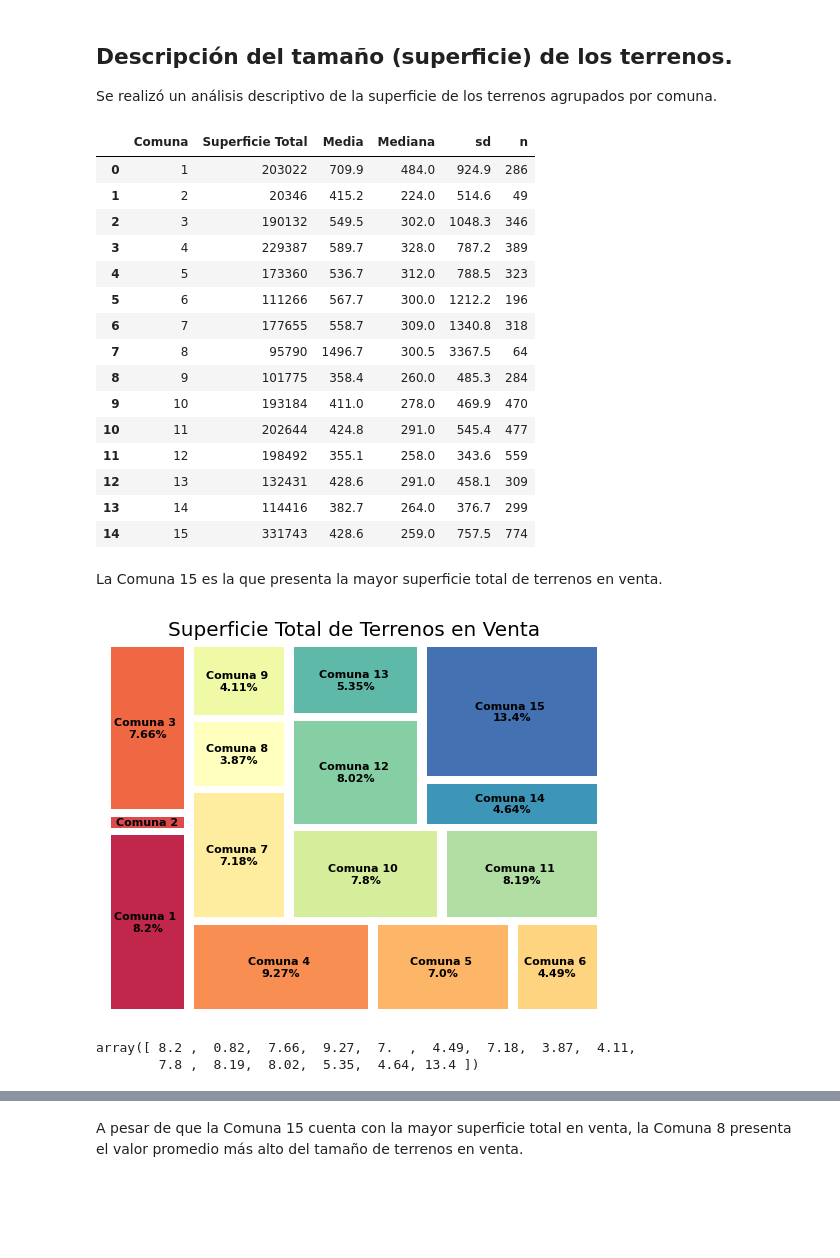
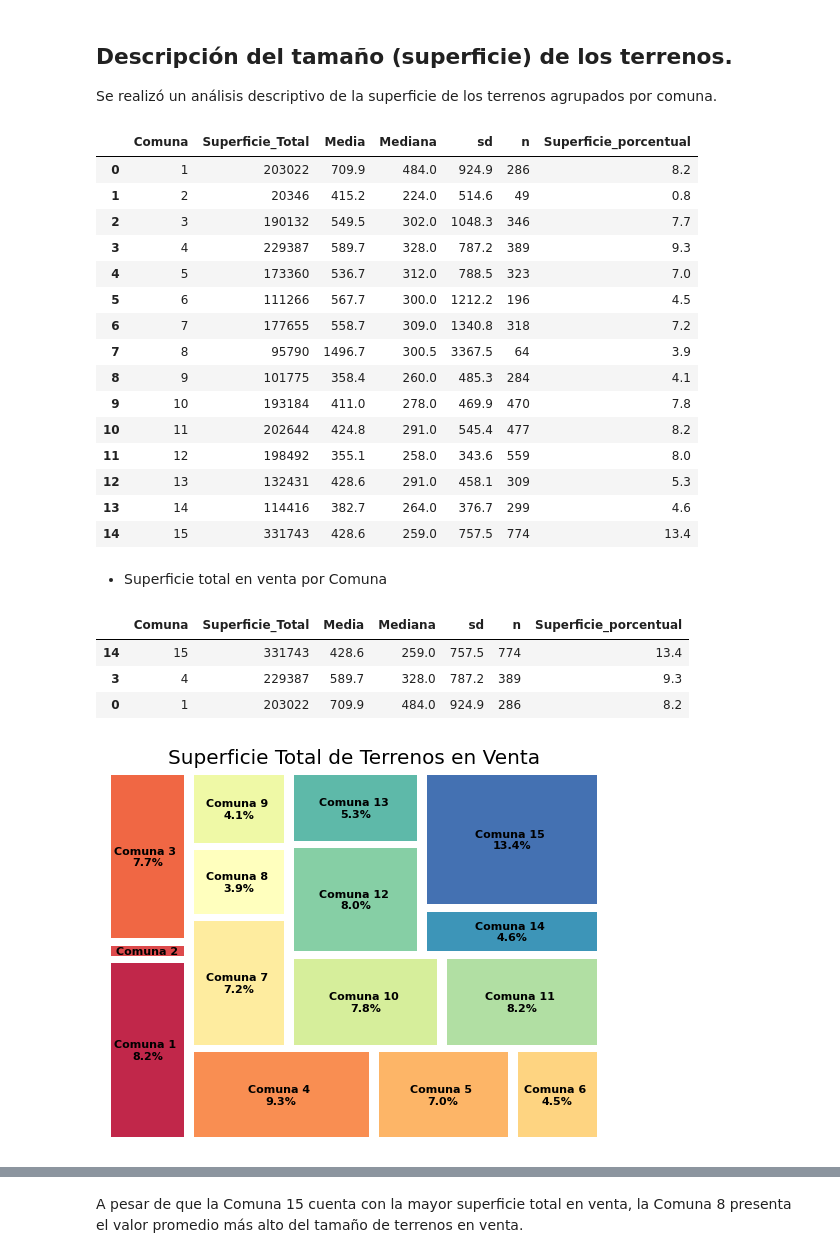
Before and after one commit to Sonia-deleo/Terrenos_CABA, a Jupyter notebook: Terrenos CABA_final.ipynb, the cells around one changed output, grey strips where cells are left out. Saved outputs shown, nothing was run; the diff lists cells and outputs as text; code cells hidden in the pictures; blank space fills up the shorter version.

```diff
--- a/Terrenos CABA_final.ipynb
+++ b/Terrenos CABA_final.ipynb
@@ -260,53 +258,62 @@ Se realizó un análisis descriptivo de la superficie de los terrenos agrupados
 # %%
 comunas_df=df_dolar_f.groupby(['Comuna']).agg({'Superficie':['sum','mean', 'median','std','count']})
 comunas_df.reset_index(inplace=True)
-comunas_df.columns=['Comuna', 'Superficie Total', 'Media', 'Mediana','sd','n']
-comunas_df.apply(lambda x:x.round(1))
+
+
+comunas_df.columns=['Comuna', 'Superficie_Total', 'Media', 'Mediana','sd','n']
+comunas_df['Superficie_porcentual']=comunas_df.Superficie_Total/comunas_df.Superficie_Total.sum()*100
+comunas_df=comunas_df.apply(lambda x:x.round(1))
+comunas_df
 # %% [output]
-|  | Comuna | Superficie Total | Media | Mediana | sd | n |
-| 0 | 1 | 203022 | 709.9 | 484.0 | 924.9 | 286 |
-| 1 | 2 | 20346 | 415.2 | 224.0 | 514.6 | 49 |
-| 2 | 3 | 190132 | 549.5 | 302.0 | 1048.3 | 346 |
-| 3 | 4 | 229387 | 589.7 | 328.0 | 787.2 | 389 |
-| 4 | 5 | 173360 | 536.7 | 312.0 | 788.5 | 323 |
-| 5 | 6 | 111266 | 567.7 | 300.0 | 1212.2 | 196 |
-| 6 | 7 | 177655 | 558.7 | 309.0 | 1340.8 | 318 |
-| 7 | 8 | 95790 | 1496.7 | 300.5 | 3367.5 | 64 |
-| 8 | 9 | 101775 | 358.4 | 260.0 | 485.3 | 284 |
-| 9 | 10 | 193184 | 411.0 | 278.0 | 469.9 | 470 |
-| 10 | 11 | 202644 | 424.8 | 291.0 | 545.4 | 477 |
-| 11 | 12 | 198492 | 355.1 | 258.0 | 343.6 | 559 |
-| 12 | 13 | 132431 | 428.6 | 291.0 | 458.1 | 309 |
-| 13 | 14 | 114416 | 382.7 | 264.0 | 376.7 | 299 |
-| 14 | 15 | 331743 | 428.6 | 259.0 | 757.5 | 774 |
+|  | Comuna | Superficie_Total | Media | Mediana | sd | n | Superficie_porcentual |
+| 0 | 1 | 203022 | 709.9 | 484.0 | 924.9 | 286 | 8.2 |
+| 1 | 2 | 20346 | 415.2 | 224.0 | 514.6 | 49 | 0.8 |
+| 2 | 3 | 190132 | 549.5 | 302.0 | 1048.3 | 346 | 7.7 |
+| 3 | 4 | 229387 | 589.7 | 328.0 | 787.2 | 389 | 9.3 |
+| 4 | 5 | 173360 | 536.7 | 312.0 | 788.5 | 323 | 7.0 |
+| 5 | 6 | 111266 | 567.7 | 300.0 | 1212.2 | 196 | 4.5 |
+| 6 | 7 | 177655 | 558.7 | 309.0 | 1340.8 | 318 | 7.2 |
+| 7 | 8 | 95790 | 1496.7 | 300.5 | 3367.5 | 64 | 3.9 |
+| 8 | 9 | 101775 | 358.4 | 260.0 | 485.3 | 284 | 4.1 |
+| 9 | 10 | 193184 | 411.0 | 278.0 | 469.9 | 470 | 7.8 |
+| 10 | 11 | 202644 | 424.8 | 291.0 | 545.4 | 477 | 8.2 |
+| 11 | 12 | 198492 | 355.1 | 258.0 | 343.6 | 559 | 8.0 |
+| 12 | 13 | 132431 | 428.6 | 291.0 | 458.1 | 309 | 5.3 |
+| 13 | 14 | 114416 | 382.7 | 264.0 | 376.7 | 299 | 4.6 |
+| 14 | 15 | 331743 | 428.6 | 259.0 | 757.5 | 774 | 13.4 |
-# %% [markdown]
-La Comuna 15 es la que presenta la mayor superficie total de terrenos en venta.
+# %% [markdown]
+- Superficie total en venta por Comuna
+# %%
+comunas_df.sort_values(by='Superficie_Total', ascending=False).head(3)
+# %% [output]
+|  | Comuna | Superficie_Total | Media | Mediana | sd | n | Superficie_porcentual |
+| 14 | 15 | 331743 | 428.6 | 259.0 | 757.5 | 774 | 13.4 |
+| 3 | 4 | 229387 | 589.7 | 328.0 | 787.2 | 389 | 9.3 |
+| 0 | 1 | 203022 | 709.9 | 484.0 | 924.9 | 286 | 8.2 |
 # %%
 import matplotlib.pyplot as plt
 import squarify
 
 # Datos
-values = comunas_df.Porcentaje_M2.values
-labels = ['Comuna ' + str(i) + ' \n' + str(comunas_df.Porcentaje_M2[i-1]) + '%'  for i in comunas_df.Comuna]
+values = comunas_df.Superficie_porcentual.values
+labels = ['Comuna ' + str(i) + ' \n' + str(comunas_df.Superficie_porcentual[i-1]) + '%'  for i in comunas_df.Comuna]
 
 #comuna 2 xx% no entra en el recuadro, por lo que acorté esta label:
 del labels[1]
 labels.insert(1,'Comuna 2')
 
 # Treemap
 squarify.plot(sizes = values,
              label=labels,
              color = sns.color_palette("Spectral", 15),
              pad=0.25,
              text_kwargs={'fontsize':8, 'weight':'bold'},
              alpha=1)
 
 # Remuevo el eje:
 plt.axis('off')
 plt.title('Superficie Total de Terrenos en Venta')
 
 plt.show()
 # %% [output]
-[figure, old version]
+[figure, new version]
-array([ 8.2 ,  0.82,  7.66,  9.27,  7.  ,  4.49,  7.18,  3.87,  4.11,
-        7.8 ,  8.19,  8.02,  5.35,  4.64, 13.4 ])
```
Also changed, not shown: parts of 20 cells of this notebook.
